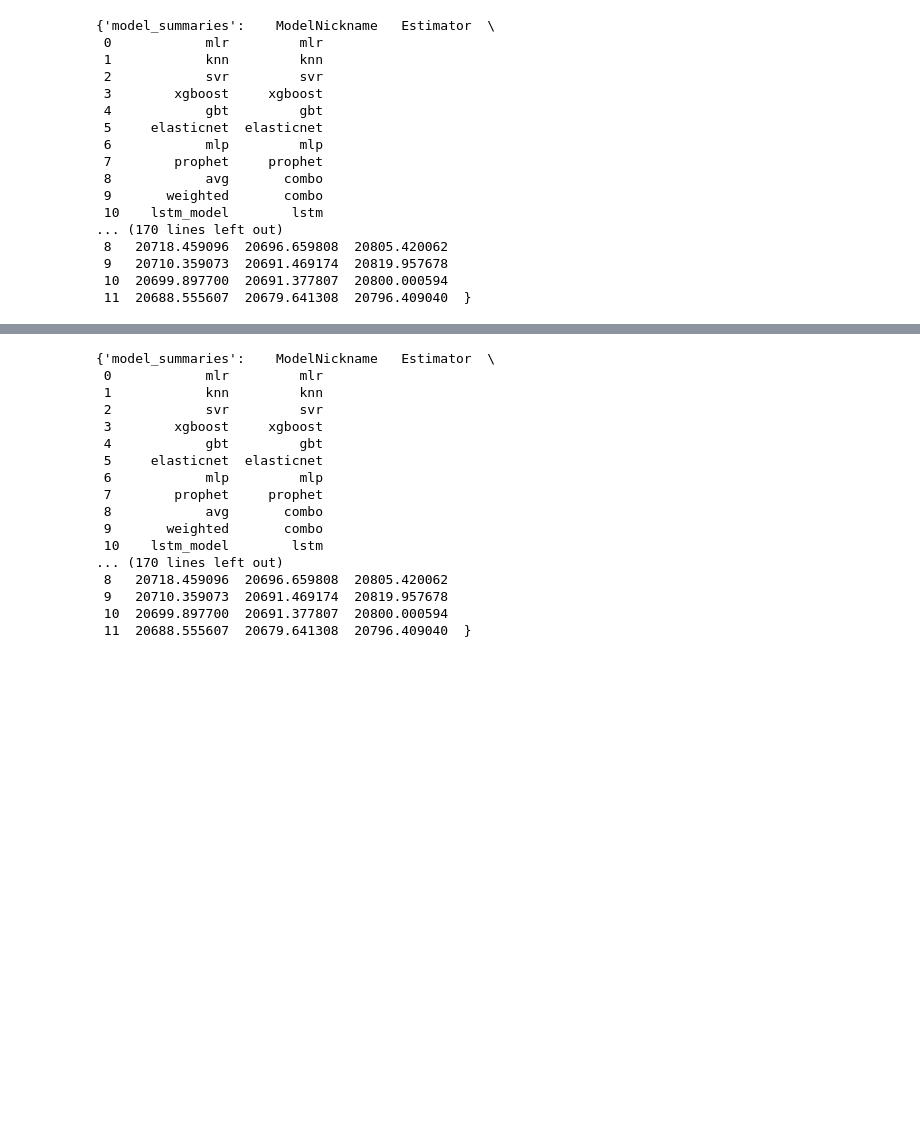
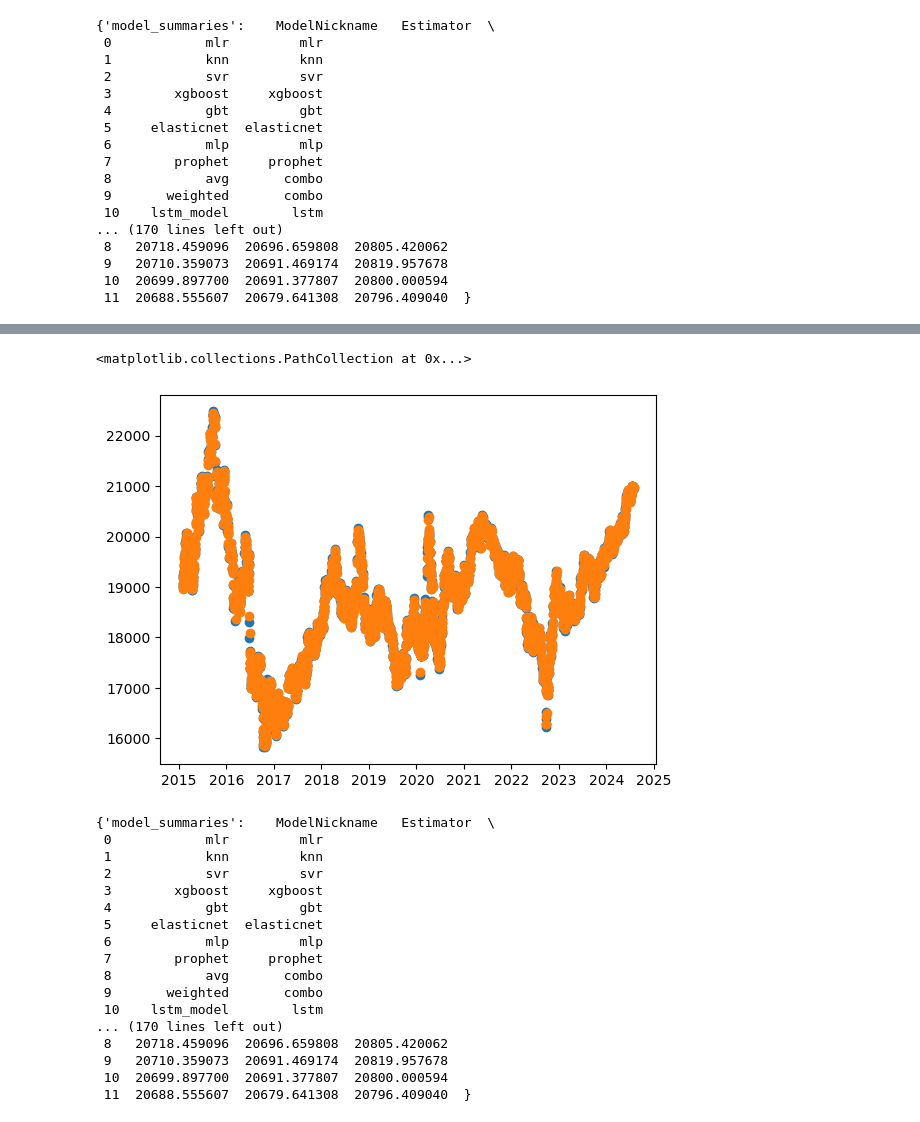
Before and after one commit to Thomas-Nguyen12/GBP_Rupiah_Exchange, a Jupyter notebook: english_indonesian_exchange.ipynb, the cells around one changed output, grey strips where cells are left out. Cells and saved outputs as stored; diff of their text form; code cells hidden in the pictures; blank space fills up the shorter version.

```diff
--- a/english_indonesian_exchange.ipynb
+++ b/english_indonesian_exchange.ipynb
@@ -847,3 +873,8 @@ results
  9   20710.359073  20691.469174  20819.957678
  10  20699.897700  20691.377807  20800.000594
  11  20688.555607  20679.641308  20796.409040  }
+# %%
+mlr = f.export_fitted_vals(
+    model="mlr"
+)
+mlr
@@ -849,0 +895,6 @@ results
+# %%
+plt.scatter(mlr.DATE, mlr.Actuals)
+plt.scatter(mlr.DATE, mlr.FittedVals)
+# %% [output]
+<matplotlib.collections.PathCollection at 0x...>
+[figure, added]
```
Also changed, not shown: parts of 5 cells of this notebook, 7 other files.
